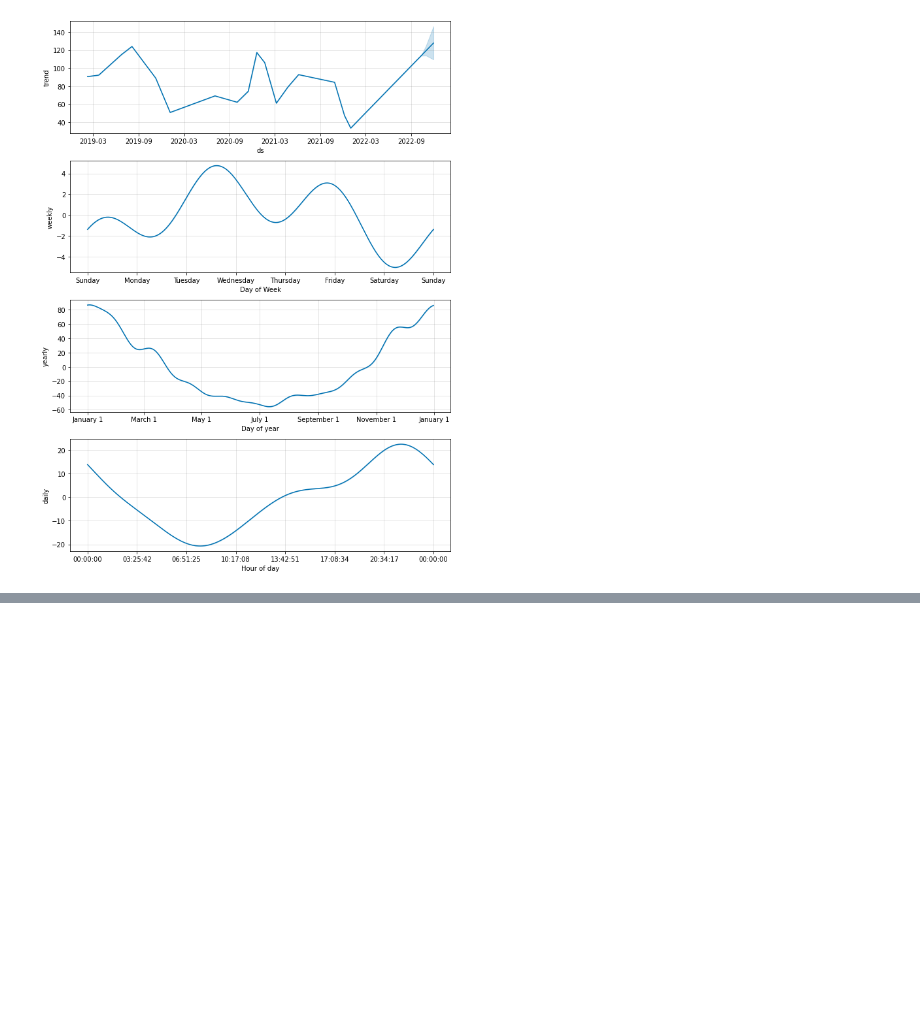
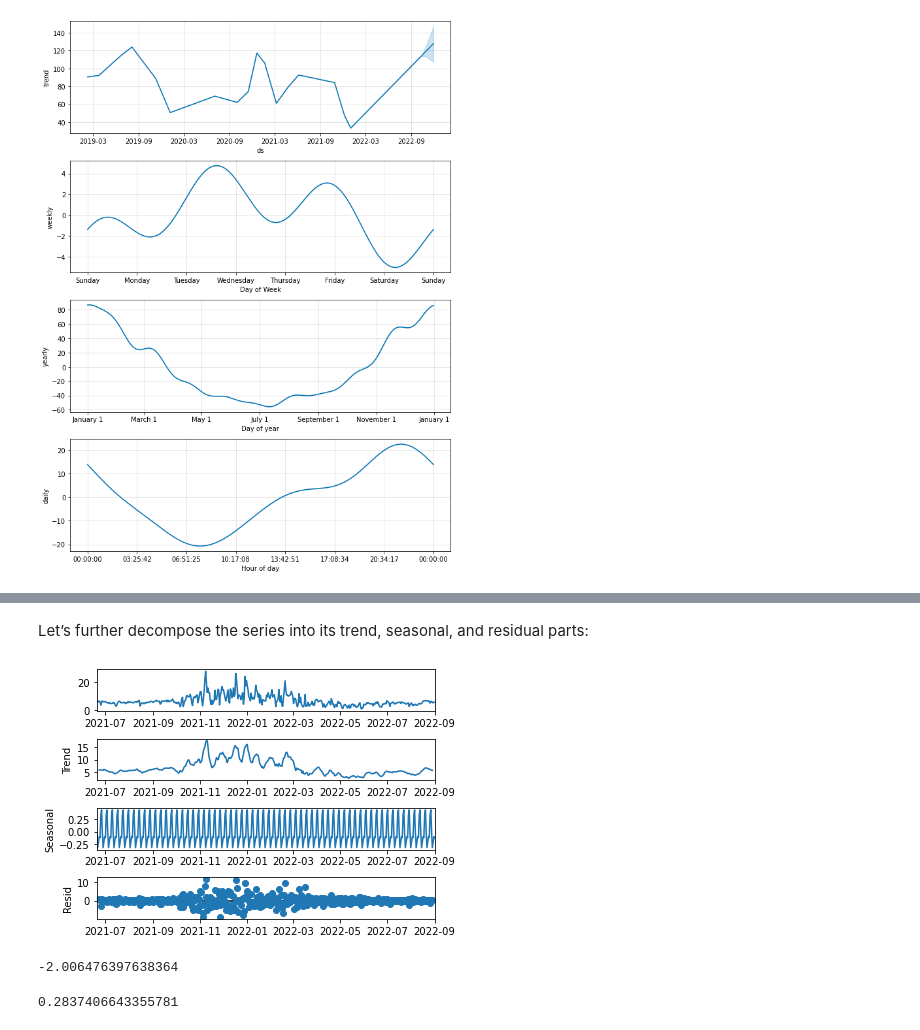
Before and after one commit to bashiralam185/Final_year_project, a Jupyter notebook: Datasets/forecasting/ForecastingPm1-pm10.ipynb, the cells around one changed output, grey strips where cells are left out. Saved outputs shown, nothing was run; the diff lists cells and outputs as text; code cells hidden in the pictures; blank space fills up the shorter version.

```diff
--- a/Datasets/forecasting/ForecastingPm1-pm10.ipynb
+++ b/Datasets/forecasting/ForecastingPm1-pm10.ipynb
@@ -219,0 +246,7 @@ fig2 = model.plot_components(forecast)
+# %% [markdown]
+Let’s further decompose the series into its trend, seasonal, and residual parts:
+# %%
+f.seasonal_decompose().plot()
+plt.show()
+# %% [output]
+[figure, added]
@@ -219,0 +255,8 @@ fig2 = model.plot_components(forecast)
+# %%
+stat
+# %% [output]
+-2.006476397638364
+# %%
+pval
+# %% [output]
+0.2837406643355781
```
Also changed, not shown: parts of 27 cells of this notebook, 1 other file.
